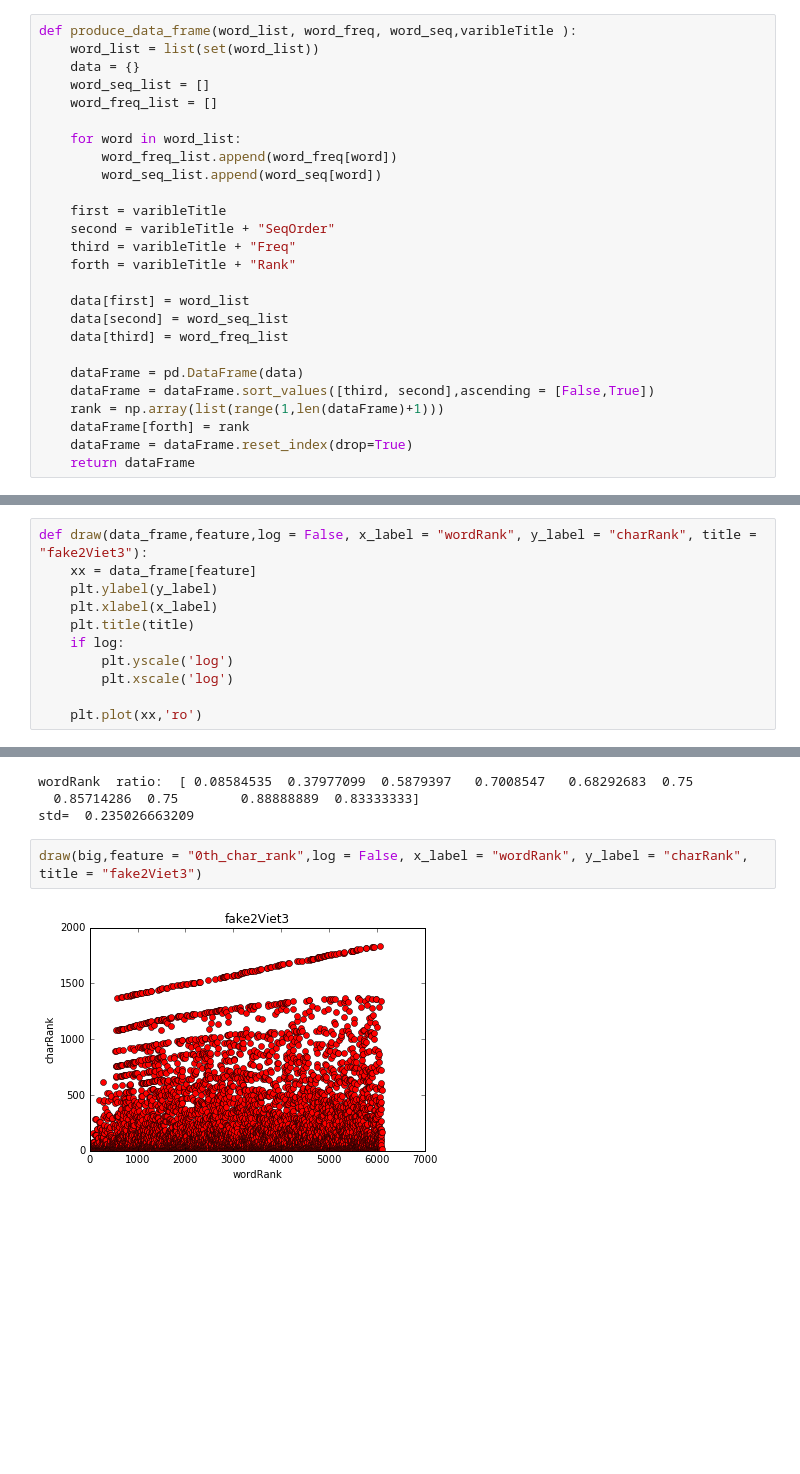
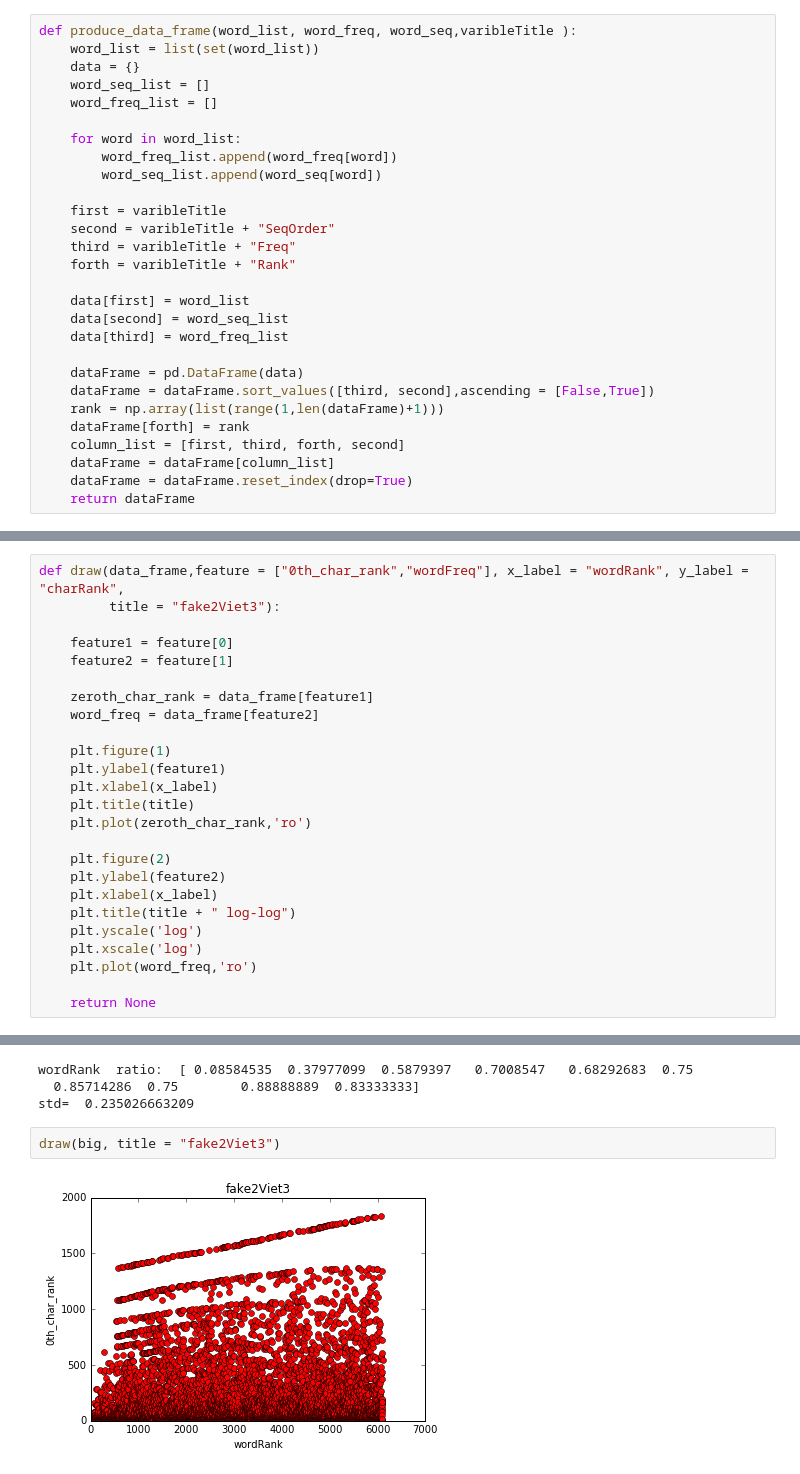
Before and after one commit to godofhoe/shanjgit-coolest-FF7, a Jupyter notebook: Viet_fake_count_2016_Dec_8.ipynb, the cells around one changed output, grey strips where cells are left out. Cells and saved outputs as stored; diff of their text form; blank space fills up the shorter version.

```diff
--- a/Viet_fake_count_2016_Dec_8.ipynb
+++ b/Viet_fake_count_2016_Dec_8.ipynb
@@ -98,6 +98,8 @@ def produce_data_frame(word_list, word_freq, word_seq,varibleTitle ):
     dataFrame = dataFrame.sort_values([third, second],ascending = [False,True])
     rank = np.array(list(range(1,len(dataFrame)+1)))
     dataFrame[forth] = rank
+    column_list = [first, third, forth, second]
+    dataFrame = dataFrame[column_list]
     dataFrame = dataFrame.reset_index(drop=True)
     return dataFrame
 # %%
@@ -146,16 +148,30 @@ def main(file_name, encode = "UTF-8"):
     print("Successfully build data frames!")
     return data_frame, pd_char, another_word
 # %%
-def draw(data_frame,feature,log = False, x_label = "wordRank", y_label = "charRank", title = "fake2Viet3"):
-    xx = data_frame[feature]
-    plt.ylabel(y_label)
+def draw(data_frame,feature = ["0th_char_rank","wordFreq"], x_label = "wordRank", y_label = "charRank",
+         title = "fake2Viet3"):
+
+    feature1 = feature[0]
+    feature2 = feature[1]
+
+    zeroth_char_rank = data_frame[feature1]
+    word_freq = data_frame[feature2]
+
+    plt.figure(1)
+    plt.ylabel(feature1)
     plt.xlabel(x_label)
     plt.title(title)
-    if log:
-        plt.yscale('log')
-        plt.xscale('log')
+    plt.plot(zeroth_char_rank,'ro')
 
-    plt.plot(xx,'ro')
+    plt.figure(2)
+    plt.ylabel(feature2)
+    plt.xlabel(x_label)
+    plt.title(title + " log-log")
+    plt.yscale('log')
+    plt.xscale('log')
+    plt.plot(word_freq,'ro')
+
+    return None
 # %%
 def check_const_ratio(data, feature= "wordRank", criteria = "wordFreq",max_range = 200):
     """Calculate the ratios of date in the feature column
@@ -217,6 +233,6 @@ wordRank  ratio:  [ 0.08584535  0.37977099  0.5879397   0.7008547   0.68292683
   0.85714286  0.75        0.88888889  0.83333333]
 std=  0.235026663209
 # %%
-draw(big,feature = "0th_char_rank",log = False, x_label = "wordRank", y_label = "charRank", title = "fake2Viet3")
+draw(big, title = "fake2Viet3")
 # %% [output]
-[figure, old version]
+[figure, new version]
```
Also changed, not shown: parts of 22 cells of this notebook.
